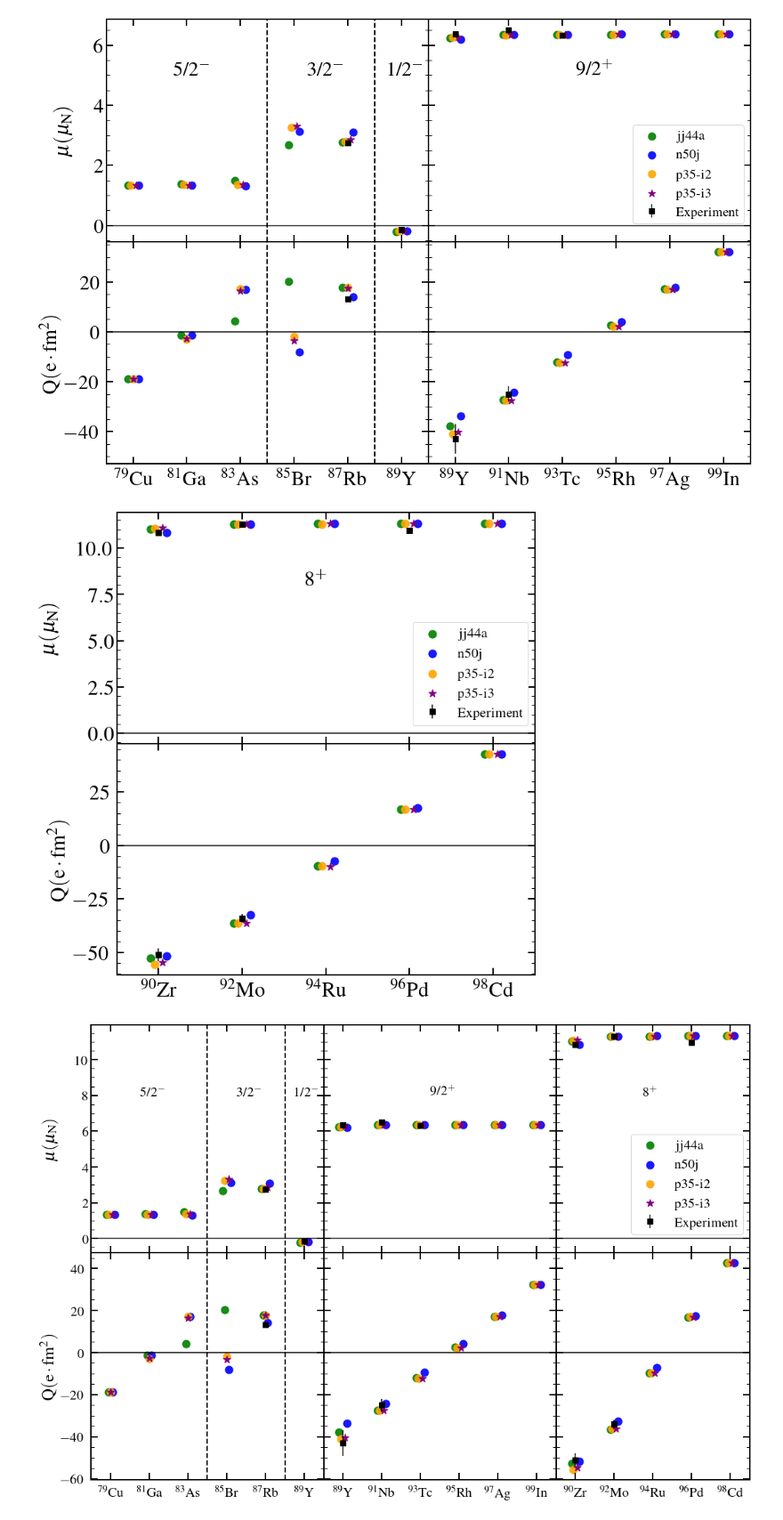
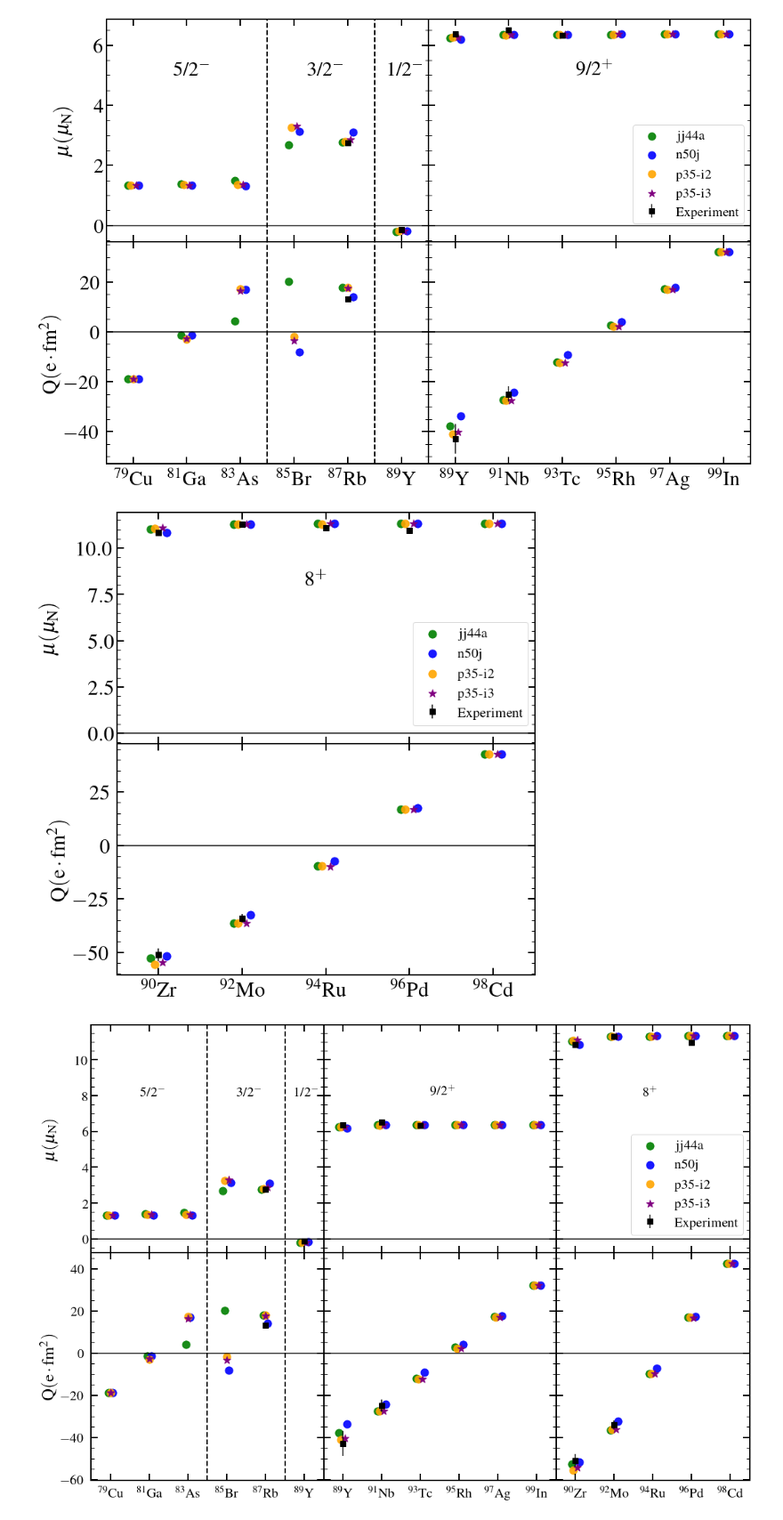
Before and after one commit to JordanPurcell/Research, a Jupyter notebook: plots/EM_properties.ipynb, the cells around one changed output. Shown: that part at 89% size. Drawn from its saved outputs; the diff is of its cells as text; code cells hidden in the pictures.

```diff
--- a/plots/EM_properties.ipynb
+++ b/plots/EM_properties.ipynb
@@ -404,34 +405,34 @@ ax[0][0].scatter([m8_A[i] - 0.2 for i in range(len(m8_A))], even_mu8[0], color='
 ax[0][0].scatter([m8_A[i] + 0.2 for i in range(len(m8_A))], even_mu8[1], color='blue',  s = 125, label='n50j', alpha=0.9)
 ax[0][0].scatter([m8_A[i] - 0.1 for i in range(len(m8_A))], even_mu8[2], color='orange', s = 125, label='p35-i2', alpha=0.9)
 ax[0][0].scatter([m8_A[i] + 0.1 for i in range(len(m8_A))], even_mu8[3], color='purple', marker='*', s = 135, label='p35-i3')
-ax[0][0].errorbar([90, 92, 96], [10.84, 11.30, 10.97], yerr=[0.06, 0.05, 0.06],
+ax[0][0].errorbar([90, 92, 94, 96], [10.84, 11.30, 1.387*8, 10.97], yerr=[0.06, 0.05, 0.005*8, 0.06],
                     fmt='s', mfc='black', mec='black', ecolor='black', ms=8, label='Experiment')
 
 #ax[0][0].scatter([m8_A[i] + 0.1 for i in range(len(m8_A))], mu_i3_6plus, color='purple', marker='*', s = 135, label='p35-i3')
 
 ax[1][0].scatter([m8_A[i] - 0.2 for i in range(len(m8_A))], even_Q8[0], color='green', s = 125, label='jj44a', alpha=0.9)
 ax[1][0].scatter([m8_A[i] + 0.2 for i in range(len(m8_A))], even_Q8[1], color='blue',  s = 125, label='n50j', alpha=0.9)
 ax[1][0].scatter([m8_A[i] - 0.1 for i in range(len(m8_A))], even_Q8[2], color='orange', s = 125, label='p35-i2', alpha=0.9)
 ax[1][0].scatter([m8_A[i] + 0.1 for i in range(len(m8_A))], even_Q8[3], color='purple', marker='*', s = 135, label='p35-i3')
 ax[1][0].errorbar([90, 92], [-51, -34], yerr=[3, 2],
                     fmt='s', mfc='black', mec='black', ecolor='black', ms=8, label='Experiment')
 
 ax[0][0].tick_params(which="major", direction="in", right=True, top=True, length=10, width=2, labelsize=30)
 ax[0][0].tick_params(which="minor", direction="in", right=True, top=True, length=5, width=1, labelsize=30)
 ax[1][0].tick_params(which="major", direction="in", right=True, top=True, length=10, width=2, labelsize=30, pad = 10)
 ax[1][0].tick_params(which="minor", direction="in", right=True, top=True, length=5, width=1, labelsize=30)
 
 ax[0][0].set_ylabel('$\mathrm{\mu(\mu_{N})}$', labelpad=25, fontsize=30)
 ax[1][0].set_ylabel('$\mathrm{Q(e \cdot fm^2)}$', fontsize=30)
 
 ax[0][0].text(93.5, 8, '8$^{+}$', fontsize = 30)
 ax[0][0].legend(fontsize=20, bbox_to_anchor=(1, 0.05), loc="lower right").set_alpha(1)
 
 plt.tight_layout()
 plt.subplots_adjust(wspace=0, hspace=0)
 ax[0][0].minorticks_on()
 ax[1][0].minorticks_on()
 plt.show()
 # %% [output]
-[figure, old version]
+[figure, new version]
 # %%
```
Also changed, not shown: parts of 3 cells of this notebook, 5 other files.
